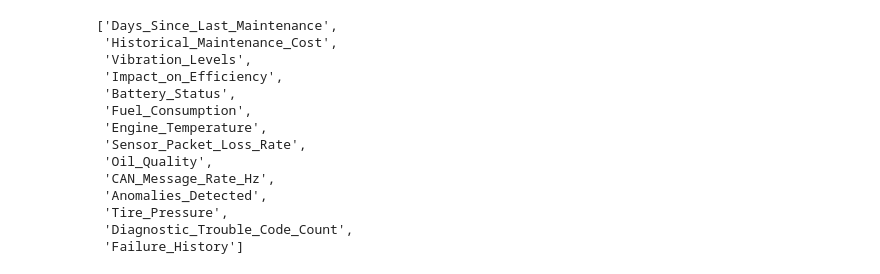
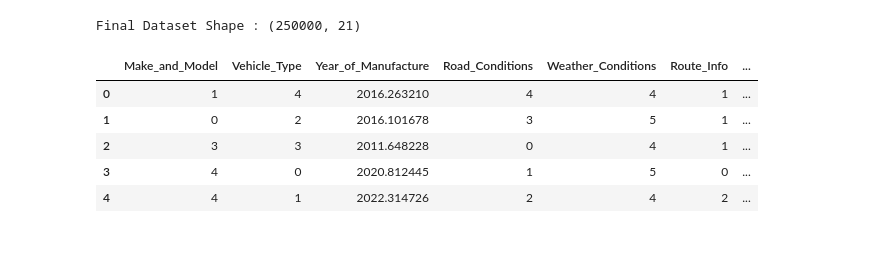
Before and after one commit to Ragavik31/Predictive-vehicle-maintenance-with-road-analysis, a Jupyter notebook: Model/04_Feature_Selection.ipynb, the cells around one changed output. Saved outputs shown, nothing was run; the diff lists cells and outputs as text; code cells hidden in the pictures; blank space fills up the shorter version.

Commit message:
Selected Features

```diff
--- a/Model/04_Feature_Selection.ipynb
+++ b/Model/04_Feature_Selection.ipynb
@@ -174,21 +95,50 @@ importance.head(25)
-# %%
-selected_features = importance[
-    importance["Importance"] >= 0.005
-]["Feature"].tolist()
-
-selected_features
-# %% [output]
-['Days_Since_Last_Maintenance',
- 'Historical_Maintenance_Cost',
- 'Vibration_Levels',
- 'Impact_on_Efficiency',
- 'Battery_Status',
- 'Fuel_Consumption',
- 'Engine_Temperature',
- 'Sensor_Packet_Loss_Rate',
- 'Oil_Quality',
- 'CAN_Message_Rate_Hz',
- 'Anomalies_Detected',
- 'Tire_Pressure',
- 'Diagnostic_Trouble_Code_Count',
- 'Failure_History']
+# %%
+selected_features = [
+
+    # Vehicle Information
+    "Make_and_Model",
+    "Vehicle_Type",
+    "Year_of_Manufacture",
+
+    # Road Analysis
+    "Road_Conditions",
+    "Weather_Conditions",
+    "Route_Info",
+
+    # Vehicle Usage
+    "Usage_Hours",
+    "Load_Capacity",
+    "Actual_Load",
+
+    # Engine Health
+    "Engine_Temperature",
+    "Fuel_Consumption",
+    "Battery_Status",
+    "Oil_Quality",
+    "Vibration_Levels",
+    "Tire_Pressure",
+
+    # Diagnostics
+    "Failure_History",
+    "Anomalies_Detected",
+    "Diagnostic_Trouble_Code_Count",
+    "CAN_Message_Rate_Hz",
+    "Sensor_Packet_Loss_Rate",
+
+    # Target
+    "Maintenance_Required"
+]
+# %%
+final_df = df[selected_features]
+
+print("Final Dataset Shape :", final_df.shape)
+
+final_df.head()
+# %% [output]
+Final Dataset Shape : (250000, 21)
+|  | Make_and_Model | Vehicle_Type | Year_of_Manufacture | Road_Conditions | Weather_Conditions | Route_Info | ... |
+| 0 | 1 | 4 | 2016.263210 | 4 | 4 | 1 | ... |
+| 1 | 0 | 2 | 2016.101678 | 3 | 5 | 1 | ... |
+| 2 | 3 | 3 | 2011.648228 | 0 | 4 | 1 | ... |
+| 3 | 4 | 0 | 2020.812445 | 1 | 5 | 0 | ... |
+| 4 | 4 | 1 | 2022.314726 | 2 | 4 | 2 | ... |
```
Also changed, not shown: parts of 14 cells of this notebook.
